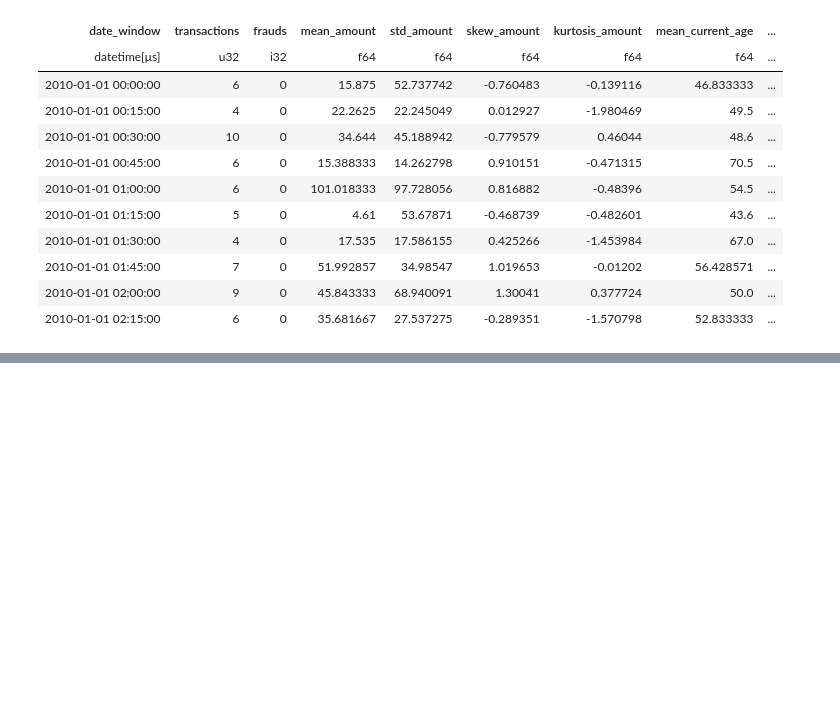
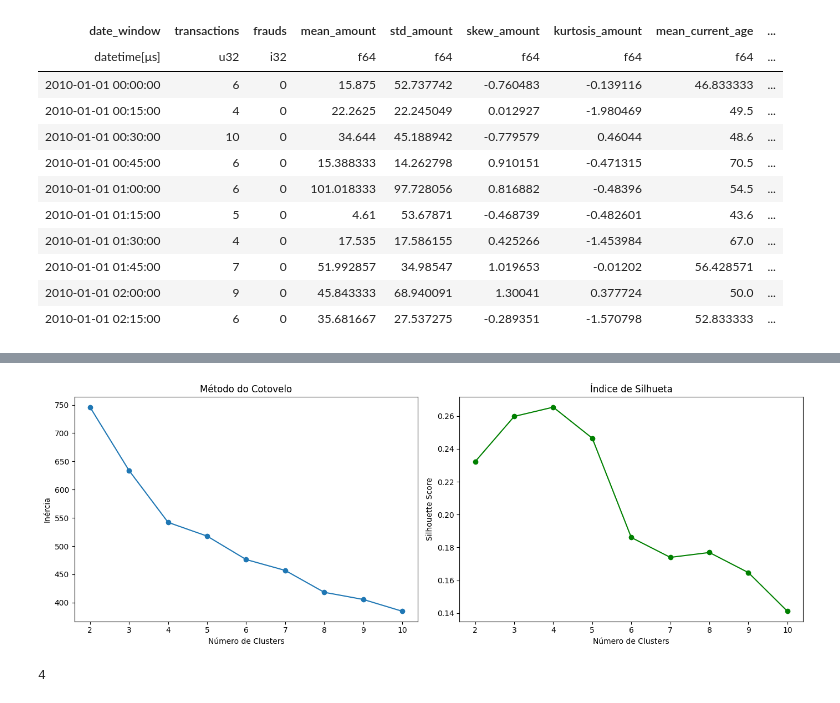
Before and after one commit to Angelicogfa/tcc_mba_datascience_analytics_usp_esalq, a Jupyter notebook: 03-modelagem_dados.ipynb, the cells around one changed output, grey strips where cells are left out. Drawn from its saved outputs; the diff is of its cells as text; code cells hidden in the pictures; blank space fills up the shorter version.

```diff
--- a/03-modelagem_dados.ipynb
+++ b/03-modelagem_dados.ipynb
@@ -230,0 +333,11 @@ df.group_by("description").agg([
+# %%
+n_components = 20
+# %%
+result = calcular_qtd_clusters(components[:, :n_components], plot=True)
+# %% [output]
+[figure, added]
+# %%
+n_clusters = list(result['silhouette'].keys())[np.argmax(list(result['silhouette'].values()))]
+n_clusters
+# %% [output]
+4
```
Also changed, not shown: parts of 21 cells of this notebook.
